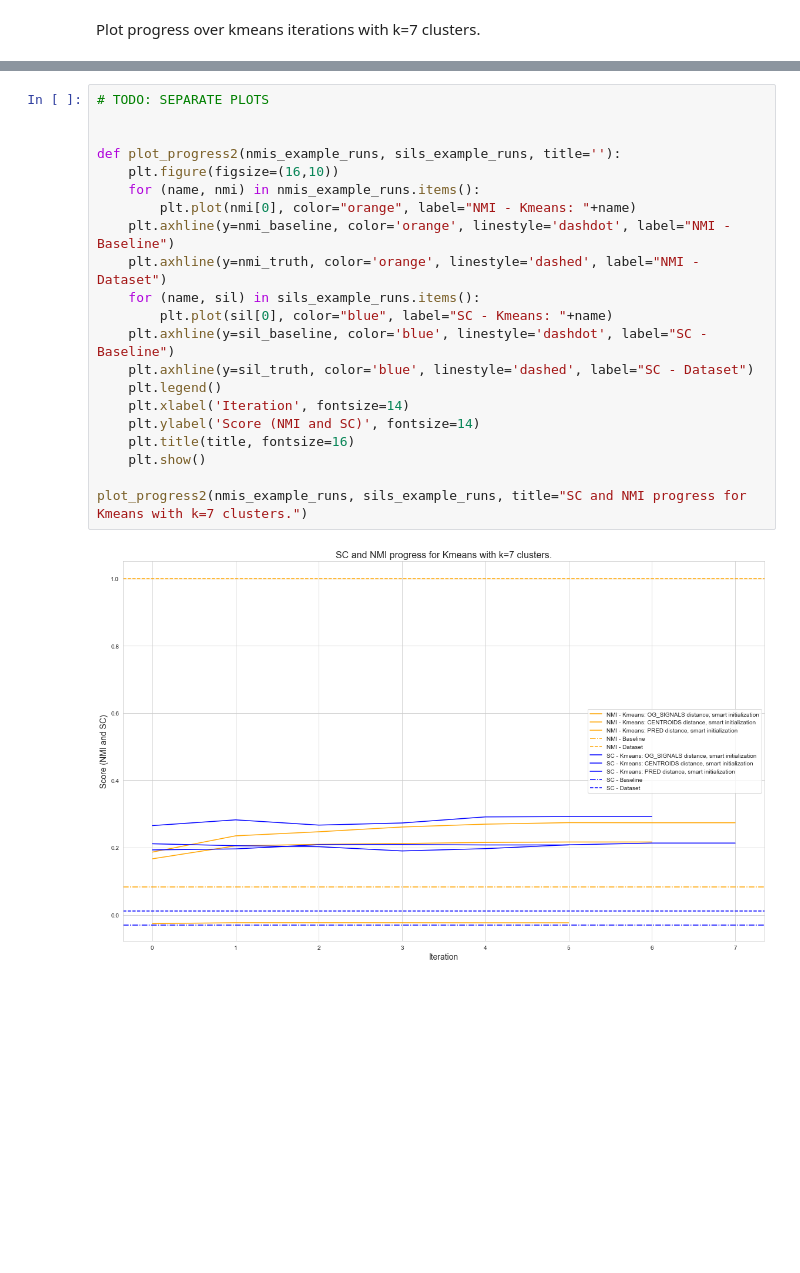
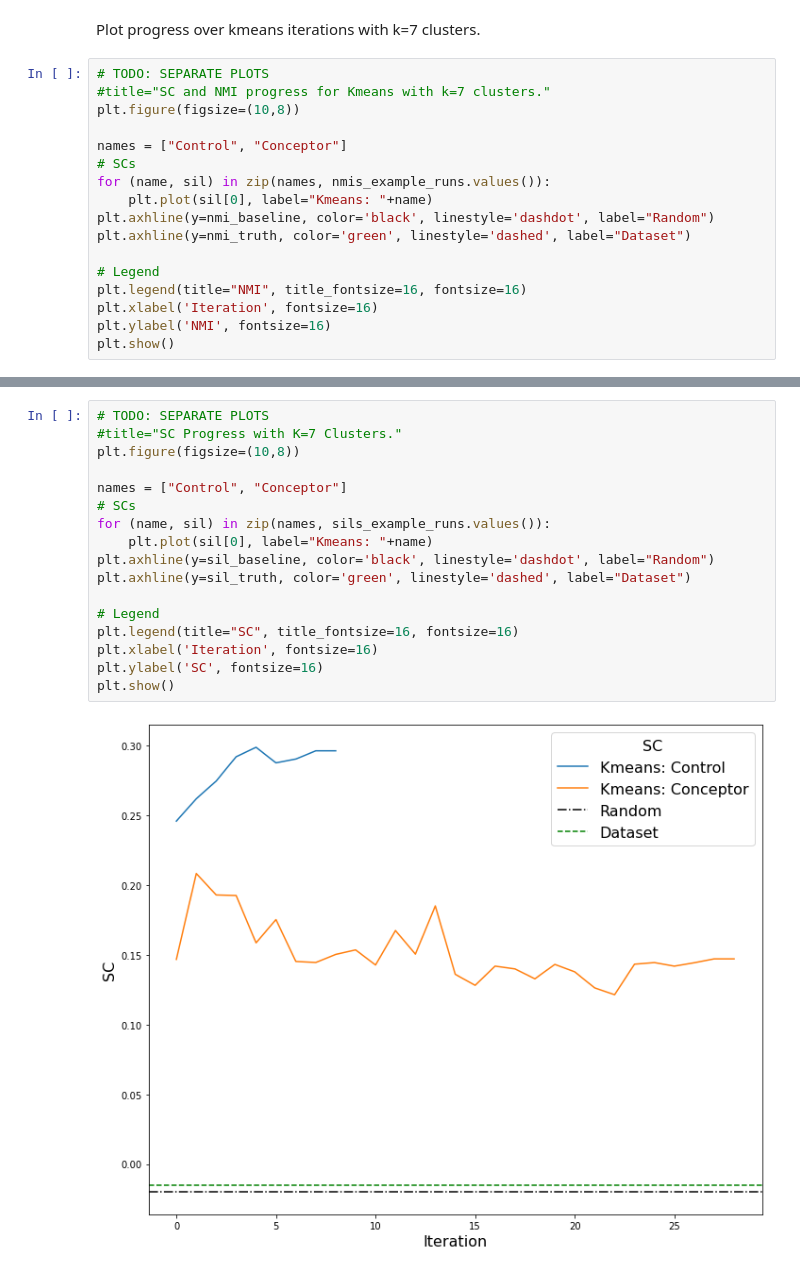
Before and after one commit to jorisptrs/Bachelor-Thesis, a Jupyter notebook: Code/experiments/exp2_below_phoneme_clustering/clustering_below_phon.ipynb, the cells around one changed output, grey strips where cells are left out. Saved outputs shown, nothing was run; the diff lists cells and outputs as text; blank space fills up the shorter version.

```diff
--- a/Code/experiments/exp2_below_phoneme_clustering/clustering_below_phon.ipynb
+++ b/Code/experiments/exp2_below_phoneme_clustering/clustering_below_phon.ipynb
@@ -347,2 +346,19 @@ PRED distance, smart initialization, best SC: -0.014681159078356942 at k=3 clust
 # %% [markdown]
 Plot progress over kmeans iterations with k=7 clusters.
+# %%
+# TODO: SEPARATE PLOTS
+#title="SC and NMI progress for Kmeans with k=7 clusters."
+plt.figure(figsize=(10,8))
+
+names = ["Control", "Conceptor"]
+# SCs
+for (name, sil) in zip(names, nmis_example_runs.values()):
+    plt.plot(sil[0], label="Kmeans: "+name)
+plt.axhline(y=nmi_baseline, color='black', linestyle='dashdot', label="Random")
+plt.axhline(y=nmi_truth, color='green', linestyle='dashed', label="Dataset")
+
+# Legend
+plt.legend(title="NMI", title_fontsize=16, fontsize=16)
+plt.xlabel('Iteration', fontsize=16)
+plt.ylabel('NMI', fontsize=16)
+plt.show()
@@ -349,23 +367,19 @@ Plot progress over kmeans iterations with k=7 clusters.
 # %%
 # TODO: SEPARATE PLOTS
+#title="SC Progress with K=7 Clusters."
+plt.figure(figsize=(10,8))
 
+names = ["Control", "Conceptor"]
+# SCs
+for (name, sil) in zip(names, sils_example_runs.values()):
+    plt.plot(sil[0], label="Kmeans: "+name)
+plt.axhline(y=sil_baseline, color='black', linestyle='dashdot', label="Random")
+plt.axhline(y=sil_truth, color='green', linestyle='dashed', label="Dataset")
 
-def plot_progress2(nmis_example_runs, sils_example_runs, title=''):
-    plt.figure(figsize=(16,10))
-    for (name, nmi) in nmis_example_runs.items():
-        plt.plot(nmi[0], color="orange", label="NMI - Kmeans: "+name)
-    plt.axhline(y=nmi_baseline, color='orange', linestyle='dashdot', label="NMI - Baseline")
-    plt.axhline(y=nmi_truth, color='orange', linestyle='dashed', label="NMI - Dataset")
-    for (name, sil) in sils_example_runs.items():
-        plt.plot(sil[0], color="blue", label="SC - Kmeans: "+name)
-    plt.axhline(y=sil_baseline, color='blue', linestyle='dashdot', label="SC - Baseline")
-    plt.axhline(y=sil_truth, color='blue', linestyle='dashed', label="SC - Dataset")
-    plt.legend()
-    plt.xlabel('Iteration', fontsize=14)
-    plt.ylabel('Score (NMI and SC)', fontsize=14)
-    plt.title(title, fontsize=16)
-    plt.show()
-
-plot_progress2(nmis_example_runs, sils_example_runs, title="SC and NMI progress for Kmeans with k=7 clusters.")
+# Legend
+plt.legend(title="SC", title_fontsize=16, fontsize=16)
+plt.xlabel('Iteration', fontsize=16)
+plt.ylabel('SC', fontsize=16)
+plt.show()
 # %% [output]
-[figure, old version]
+[figure, new version]
```
Also changed, not shown: parts of 10 cells of this notebook, 5 other files.
